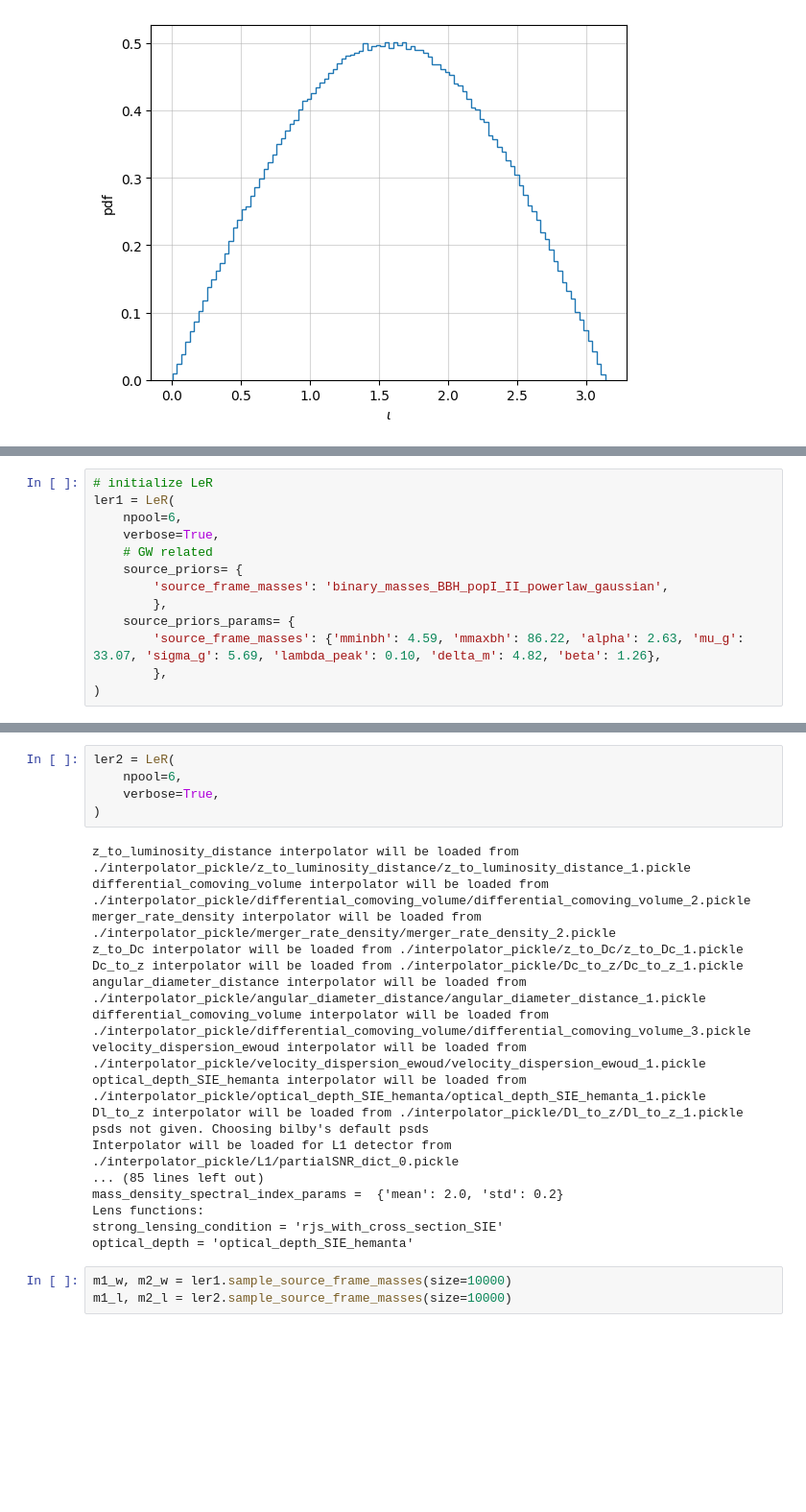
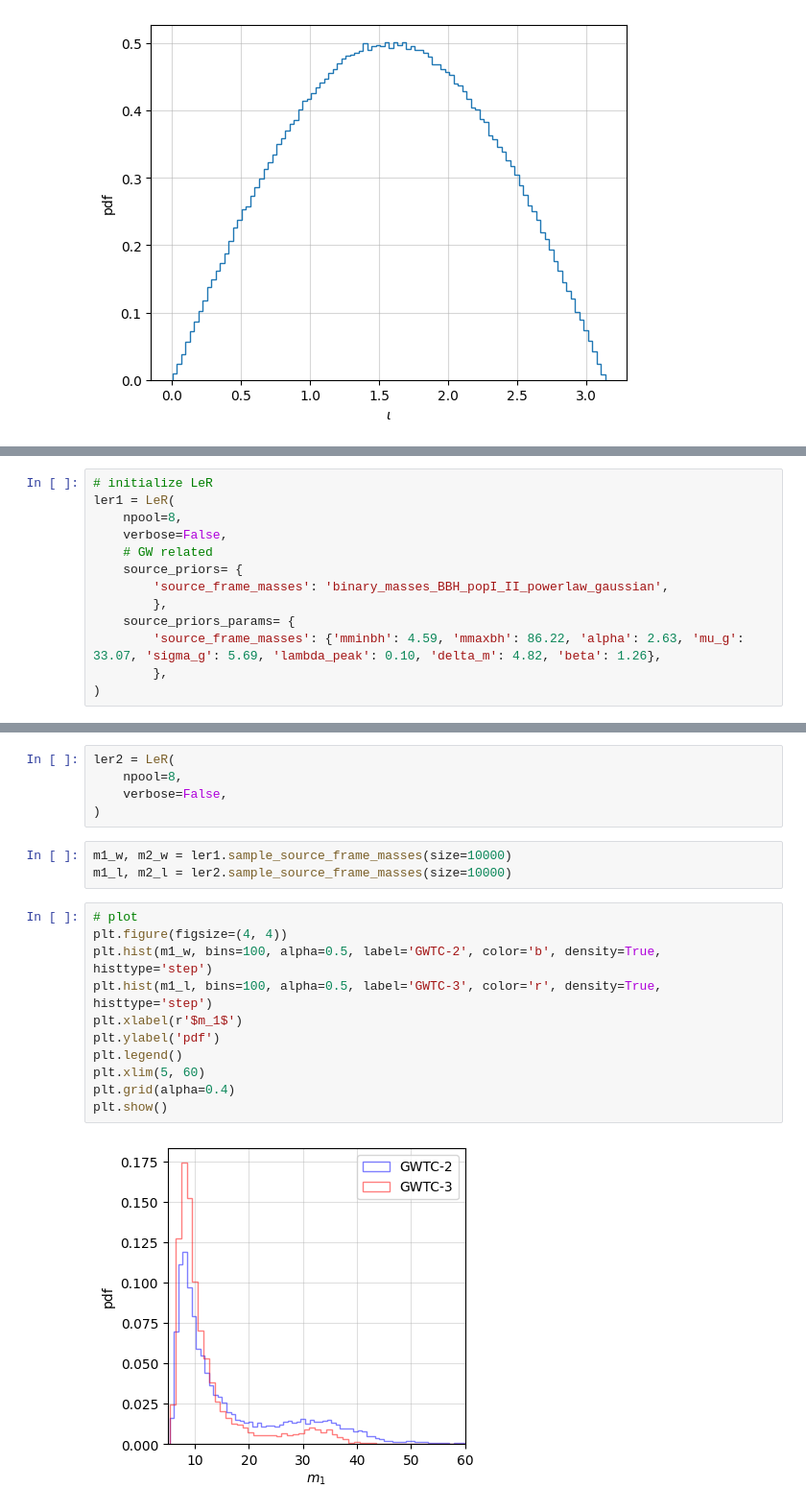
Before and after one commit to lisalyw/surip, a Jupyter notebook: hemanta/wierda.ipynb, the cells around one changed output, grey strips where cells are left out. Shown: that part at 96% size. Drawn from its saved outputs; the diff is of its cells as text; blank space fills up the shorter version.

```diff
--- a/hemanta/wierda.ipynb
+++ b/hemanta/wierda.ipynb
@@ -300,8 +307,8 @@ plt.show()
 # %%
 # initialize LeR
 ler1 = LeR(
-    npool=6,
-    verbose=True,
+    npool=8,
+    verbose=False,
     # GW related
     source_priors= {
         'source_frame_masses': 'binary_masses_BBH_popI_II_powerlaw_gaussian',
@@ -331,26 +320,21 @@ optical_depth = 'optical_depth_SIE_hemanta'
 # %%
 ler2 = LeR(
-    npool=6,
-    verbose=True,
+    npool=8,
+    verbose=False,
 )
-# %% [output]
-z_to_luminosity_distance interpolator will be loaded from ./interpolator_pickle/z_to_luminosity_distance/z_to_luminosity_distance_1.pickle
-differential_comoving_volume interpolator will be loaded from ./interpolator_pickle/differential_comoving_volume/differential_comoving_volume_2.pickle
-merger_rate_density interpolator will be loaded from ./interpolator_pickle/merger_rate_density/merger_rate_density_2.pickle
-z_to_Dc interpolator will be loaded from ./interpolator_pickle/z_to_Dc/z_to_Dc_1.pickle
-Dc_to_z interpolator will be loaded from ./interpolator_pickle/Dc_to_z/Dc_to_z_1.pickle
-angular_diameter_distance interpolator will be loaded from ./interpolator_pickle/angular_diameter_distance/angular_diameter_distance_1.pickle
-differential_comoving_volume interpolator will be loaded from ./interpolator_pickle/differential_comoving_volume/differential_comoving_volume_3.pickle
-velocity_dispersion_ewoud interpolator will be loaded from ./interpolator_pickle/velocity_dispersion_ewoud/velocity_dispersion_ewoud_1.pickle
-optical_depth_SIE_hemanta interpolator will be loaded from ./interpolator_pickle/optical_depth_SIE_hemanta/optical_depth_SIE_hemanta_1.pickle
-Dl_to_z interpolator will be loaded from ./interpolator_pickle/Dl_to_z/Dl_to_z_1.pickle
-psds not given. Choosing bilby's default psds
-Interpolator will be loaded for L1 detector from ./interpolator_pickle/L1/partialSNR_dict_0.pickle
-... (85 lines left out)
-mass_density_spectral_index_params =  {'mean': 2.0, 'std': 0.2}
-Lens functions:
-strong_lensing_condition = 'rjs_with_cross_section_SIE'
-optical_depth = 'optical_depth_SIE_hemanta'
 # %%
 m1_w, m2_w = ler1.sample_source_frame_masses(size=10000)
 m1_l, m2_l = ler2.sample_source_frame_masses(size=10000)
+# %%
+# plot
+plt.figure(figsize=(4, 4))
+plt.hist(m1_w, bins=100, alpha=0.5, label='GWTC-2', color='b', density=True, histtype='step')
+plt.hist(m1_l, bins=100, alpha=0.5, label='GWTC-3', color='r', density=True, histtype='step')
+plt.xlabel(r'$m_1$')
+plt.ylabel('pdf')
+plt.legend()
+plt.xlim(5, 60)
+plt.grid(alpha=0.4)
+plt.show()
+# %% [output]
+[figure, added]
```
Also changed, not shown: parts of 9 cells of this notebook, 3 other files.
